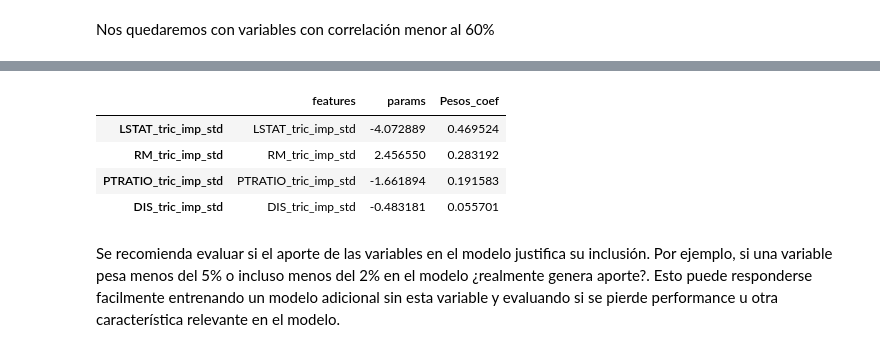
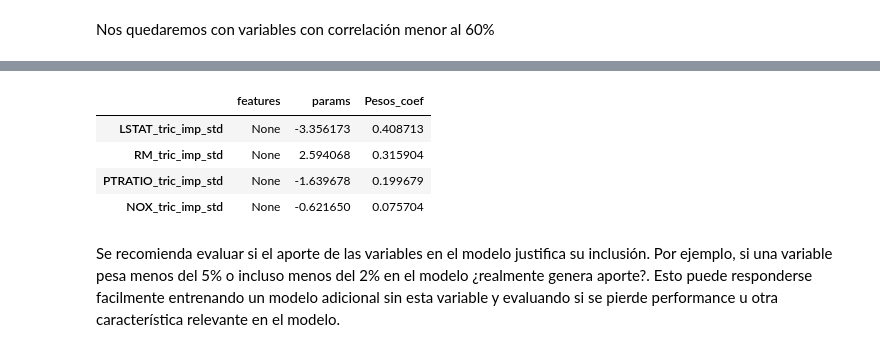
Before and after one commit to JCaballerot/Machine-Learning-Program, a Jupyter notebook: Supervised_models/Linear_regression/Lab_Boston_Housing_v2_vistoenclase.ipynb, the cells around one changed output, grey strips where cells are left out. Drawn from its saved outputs; the diff is of its cells as text; code cells hidden in the pictures.

```diff
--- a/Supervised_models/Linear_regression/Lab_Boston_Housing_v2_vistoenclase.ipynb
+++ b/Supervised_models/Linear_regression/Lab_Boston_Housing_v2_vistoenclase.ipynb
@@ -710,0 +777,14 @@ Notes:
+# %%
+temp = sm.add_constant(train)[model.params.index.tolist()]
+# %%
+from statsmodels.stats.outliers_influence import variance_inflation_factor
+
+# Crear un DataFrame para almacenar los VIFs
+vif_data = pd.DataFrame()
+vif_data["feature"] = sm.add_constant(train)[model.params.index.tolist()].columns
+
+# Calcular el VIF para cada variable
+vif_data["VIF"] = [variance_inflation_factor(sm.add_constant(train)[model.params.index.tolist()].values, i) for i in range(sm.add_constant(train)[model.params.index.tolist()].shape[1])]
+
+# Mostrar los resultados
+print(vif_data)
@@ -742,8 +832,11 @@ Recuerda que un paso crucial es siempre validar los sentidos económicos de las
 
 ---
 # %%
-final_features = ['LSTAT_tric_imp_std', 'RM_tric_imp_std', 'PTRATIO_tric_imp_std',
-                  'NOX_tric_imp_std', 'RAD_tric_imp_std', 'DIS_tric_imp_std']
+final_features = ['LSTAT_tric_imp_std',
+ 'RM_tric_imp_std',
+ 'PTRATIO_tric_imp_std',
+ 'NOX_tric_imp_std',
+ 'DIS_tric_imp_std']
 
 # Fit and summarize OLS model
 lr = sm.OLS(train[target + '_tric'],
@@ -793,7 +886,7 @@ Nos quedaremos con variables con correlación menor al 60%
 lr = sm.OLS(train[target + '_tric'], sm.add_constant(train[['LSTAT_tric_imp_std',
                                                     'RM_tric_imp_std',
                                                     'PTRATIO_tric_imp_std',
-                                                    'DIS_tric_imp_std']]))
+                                                    'NOX_tric_imp_std']]))
 model = lr.fit()
 print(model.summary())
 # %% [output]
@@ -841,17 +937,17 @@ weights
 # %%
 # Segundo método para pesos: Coeficientes
 
-weights = pd.DataFrame({'features': ['LSTAT_tric_imp_std', 'RM_tric_imp_std', 'PTRATIO_tric_imp_std', 'DIS_tric_imp_std'],
-              'params' : model.params[1:]})
+weights = pd.DataFrame({'features': model.params.index.tolist().remove('const'),
+                        'params' : model.params[1:]})
 
 weights['Pesos_coef'] = weights.params.abs()/weights.params.abs().sum()
 weights
 # %% [output]
 |  | features | params | Pesos_coef |
-| LSTAT_tric_imp_std | LSTAT_tric_imp_std | -4.072889 | 0.469524 |
-| RM_tric_imp_std | RM_tric_imp_std | 2.456550 | 0.283192 |
-| PTRATIO_tric_imp_std | PTRATIO_tric_imp_std | -1.661894 | 0.191583 |
-| DIS_tric_imp_std | DIS_tric_imp_std | -0.483181 | 0.055701 |
+| LSTAT_tric_imp_std | None | -3.356173 | 0.408713 |
+| RM_tric_imp_std | None | 2.594068 | 0.315904 |
+| PTRATIO_tric_imp_std | None | -1.639678 | 0.199679 |
+| NOX_tric_imp_std | None | -0.621650 | 0.075704 |
 # %% [markdown]
 Se recomienda evaluar si el aporte de las variables en el modelo justifica su inclusión. Por ejemplo, si una variable pesa menos del 5% o incluso menos del 2% en el modelo ¿realmente genera aporte?. Esto puede responderse facilmente entrenando un modelo adicional sin esta variable y evaluando si se pierde performance u otra característica relevante en el modelo.
 # %% [markdown]
```
Also changed, not shown: parts of 17 cells of this notebook.
